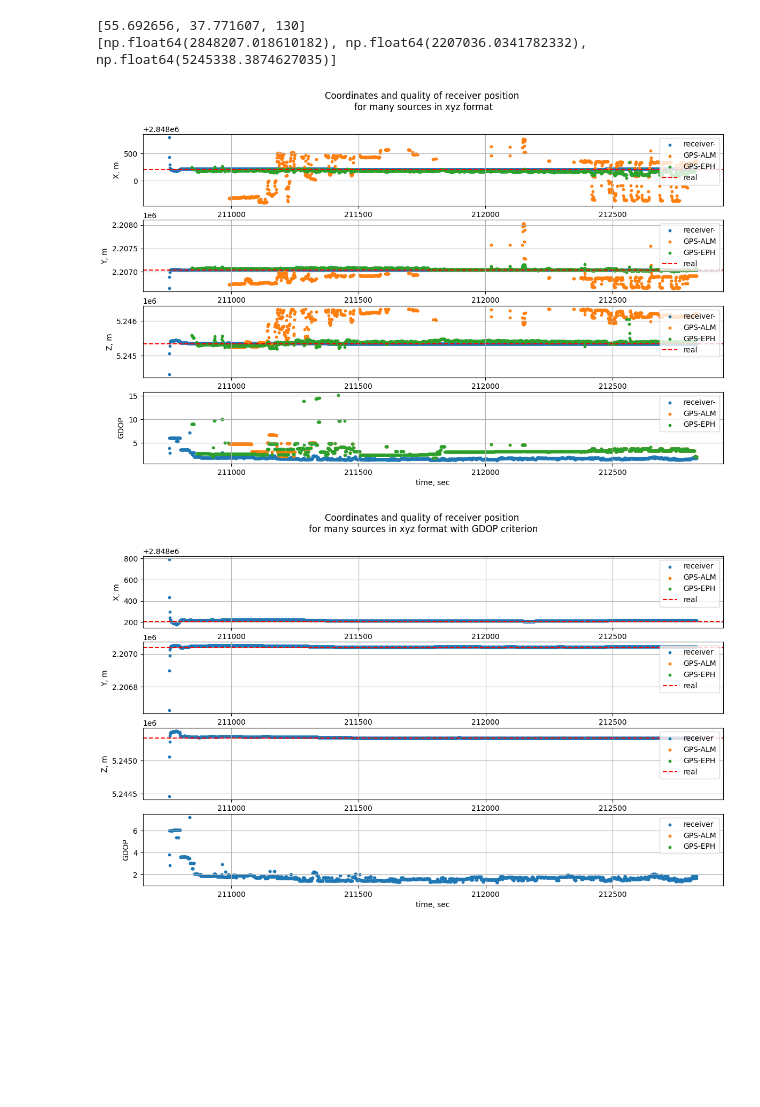
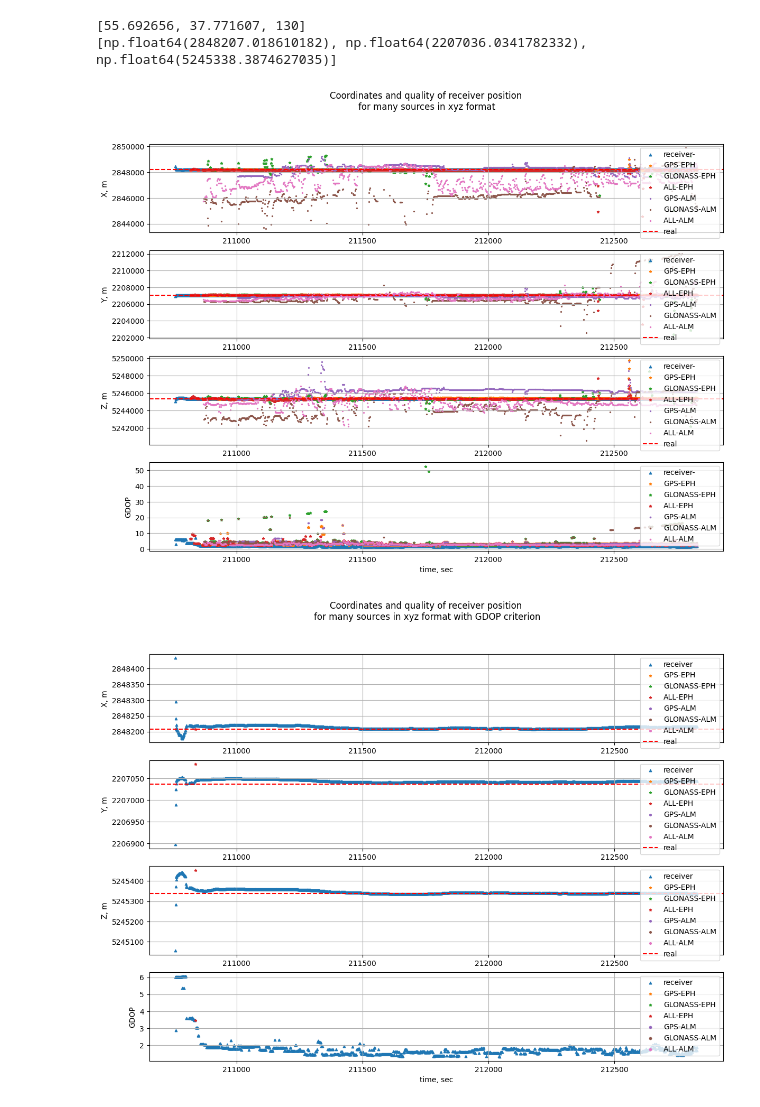
Before and after one commit to AlexKochnov/raspi_GPS, a Jupyter notebook: serialized_drawer.ipynb, the cells around one changed output. Cells and saved outputs as stored; diff of their text form; code cells hidden in the pictures; blank space fills up the shorter version.

Commit message:
Integrate GLONASS+GPS collaboration Update grapher

```diff
--- a/serialized_drawer.ipynb
+++ b/serialized_drawer.ipynb
@@ -17,7 +27,8 @@ from Transformations import *
 XYZ = list(lla2ecef(*LLA))
 print(LLA)
 print(XYZ)
-ERROR = 1000
+receiver_error = 500
+ERROR = 5000
 # ERROR = 100
 MAX_ERROR_xyz = [ERROR] * 3
 MAX_ERROR_lla = [ERROR / 100000, ERROR / 100000, ERROR]
@@ -25,15 +36,18 @@ MAX_ERROR_lla = [ERROR / 100000, ERROR / 100000, ERROR]
 [55.692656, 37.771607, 130]
 [np.float64(2848207.018610182), np.float64(2207036.0341782332), np.float64(5245338.3874627035)]
 # %%
-def filter1(fk: pd.DataFrame, format):
+def filter1(fk: pd.DataFrame, format, is_receiver=False):
     fk = fk[fk.GDOP < GDOP_deadline]
     fk = fk[fk.normP > normP_deadline]
     coords = XYZ if format == 'xyz' else LLA
     MAX_ERROR = MAX_ERROR_xyz if format == 'xyz' else MAX_ERROR_lla
+    k = receiver_error / ERROR if is_receiver else 1
+    if k > 1:
+        k = 1
     coords = list(coords)
     # print(fk.columns)
     for i in range(3):
-        fk = fk[abs(fk[f'state_{i}'] - coords[i]) < MAX_ERROR[i]]
+        fk = fk[abs(fk[f'state_{i}'] - coords[i]) < MAX_ERROR[i] * k]
     #     print(coords[i])
     #     fk = fk[fk['state'].apply(lambda state: abs(np.fromstring(state.replace('[', '').replace(']', ''), sep=' ')[i] - coords[i]) < MAX_ERROR) ]
     # try:
@@ -81,21 +110,34 @@ def lkf_drawer(lkf_list: dict[(str, str), pd.DataFrame], format):
     plt.savefig(f'{folder}lkf_{format}_{START_ID}_{ERROR}.png', dpi=600)
 # %%
 def fkf_drawer(fkf: pd.DataFrame, format, used_sources: list[(str, str)]):
-    fig, axs = plt.subplots(4, figsize=(14, 8))
+    fig, axs = plt.subplots(4, figsize=(14, 10))
     plt.suptitle(f'Coordinates and quality of receiver position \nfor many sources in {format} format with {FFK_criterion} criterion')
     for (gnss, dataType) in used_sources:
         data = fkf[(fkf.source_gnss == gnss) & (fkf.source_dataType == dataType)]
-        data = filter1(data, format)
+        data = filter1(data, format, is_receiver=(gnss in ['default', 'receiver'] ))
         label = f'{gnss}-{dataType}' if gnss != 'default' else 'receiver'
+        if dataType == 'ALM':
+            marker = 'o'
+        elif dataType == 'EPH':
+            marker = '*'
+        else:
+            marker = '^'
         for i in range(3):
-            axs[i].scatter(data.TOW, data.state.apply(lambda state: np.fromstring(state.replace('[', '').replace(']', ''), sep=' ')[i]), label=label, s=MS)
+            axs[i].scatter(data.TOW, data.state.apply(lambda state: np.fromstring(state.replace('[', '').replace(']', ''), sep=' ')[i]), label=label, s=MS * (0.7 if dataType == 'ALM' else 1 ), marker=marker)
             # axs[i].scatter(data.TOW, data.state.apply(lambda state: np.fromstring(state.replace('[', '').replace(']', ''), sep=' ')[i]), label=label, s=MS)
             # coords = XYZ if format == 'xyz' else LLA
             # axs[i].set_ylim([coords[i] - MAX_ERROR, coords[i] + MAX_ERROR])
-        axs[3].scatter(data.TOW, data.GDOP, label=label, s=MS)
+
+        if FFK_criterion == 'GDOP':
+            axs[3].scatter(data.TOW, data.GDOP, label=label, s=MS, marker=marker)
+        elif FFK_criterion == '||P||' or FFK_criterion == 'norm P':
+            axs[3].scatter(data.TOW, data.normP, label=label, s=MS, marker=marker)
+        else:
+            pass
+
         # axs[4].scatter(data.TOW, data.normP, label=f'{gnss}-{dataType}', s=MS)
         # axs[4].scatter(data.TOW, data.norm_derivative, label=label, s=MS)
-    axs[3].set_ylabel('GDOP')
+    axs[3].set_ylabel(FFK_criterion)
     # axs[4].set_ylabel('normP')
     # axs[4].set_ylabel('||derivative||')
     if format == 'xyz':
@@ -110,41 +152,44 @@ def fkf_drawer(fkf: pd.DataFrame, format, used_sources: list[(str, str)]):
             axs[i].axhline(y=LLA[i], linestyle='--', label='real', color='red')
             axs[i].set_ylabel(f'{labels[i]}, deg')
         axs[2].set_ylabel(f'{labels[2]}, m')
-        axs[2].set_ylim((-1000, 1000))
+        # axs[2].set_ylim((-1000, 1000))
     for i in range(4):
         axs[i].grid()
         axs[i].legend(loc='upper right')
+        axs[i].yaxis.set_major_formatter(ScalarFormatter(useOffset=False))  # Отключаем смещение и экспоненциальный формат
+        axs[i].ticklabel_format(style='plain')  # Устанавливаем обычное форматирование чисел
     axs[-1].set_xlabel('time, sec')
     plt.savefig(f'{folder}fkf_{format}_{START_ID}_{FFK_criterion}_{ERROR}.png', dpi=600)
 # %%
+global X, Y
 for format in ['xyz', 'lla']:
     fkf = pd.read_csv(f'{folder}fkf_{format}_{START_ID}.csv')
     # fkf.state = fkf.state.apply(lambda state: np.fromstring(state.replace('[', '').replace(']', ''), sep=' '))\
     for i in range(3):
         fkf[f'state_{i}'] = fkf.state.apply(lambda state: np.fromstring(state.replace('[', '').replace(']', ''), sep=' ')[i])
     lkf_filters = {}
     used_sources = [('default', 'default')]
     lfk = pd.read_csv(f'{folder}lkf_{format}_default_default_{START_ID}.csv')
     for i in range(3):
-                    lfk[f'state_{i}'] = lfk.state.apply(lambda state: np.fromstring(state.replace('[', '').replace(']', ''), sep=' ')[i])
+        lfk[f'state_{i}'] = lfk.state.apply(lambda state: np.fromstring(state.replace('[', '').replace(']', ''), sep=' ')[i])
     lkf_filters[('receiver', '')] = lfk
-    for dataType in ['ALM', 'EPH']:
-        for gnss in ['GPS', 'GLONASS']:
+    for dataType in ['EPH', 'ALM']:
+        for gnss in ['GPS', 'GLONASS', 'ALL']:
             try:
                 lfk = pd.read_csv(f'{folder}lkf_{format}_{gnss}_{dataType}_{START_ID}.csv')
                 # lfk.state = lfk.state.apply(lambda state: np.fromstring(state.replace('[', '').replace(']', ''), sep=' '))
                 for i in range(3):
                     lfk[f'state_{i}'] = lfk.state.apply(lambda state: np.fromstring(state.replace('[', '').replace(']', ''), sep=' ')[i])
                 lkf_filters[(gnss, dataType)] = lfk
                 used_sources.append((gnss, dataType))
             except FileNotFoundError:
                 pass
 
 
 
     a=0
     lkf_drawer(lkf_filters, format)
     fkf_drawer(fkf, format, used_sources)
 # %% [output]
-[figure, old version]
+[figure, new version]
-[figure, old version]
+[figure, new version]
```
Also changed, not shown: parts of 6 cells of this notebook, 5 other files.
